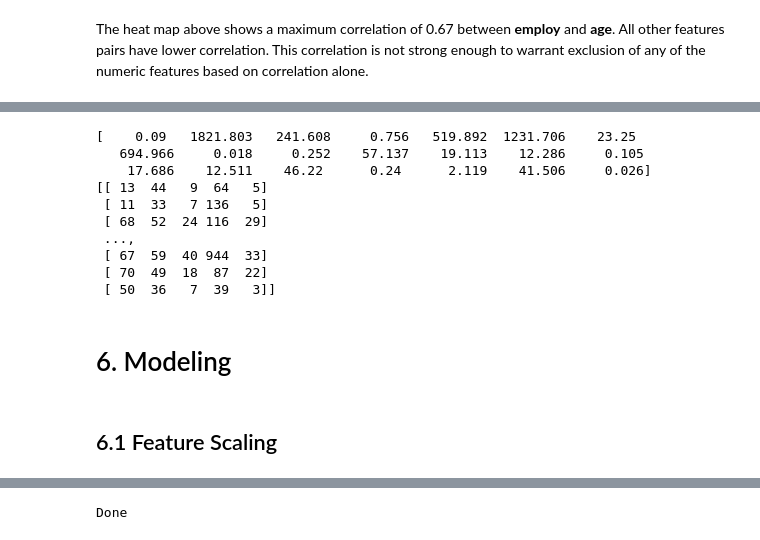
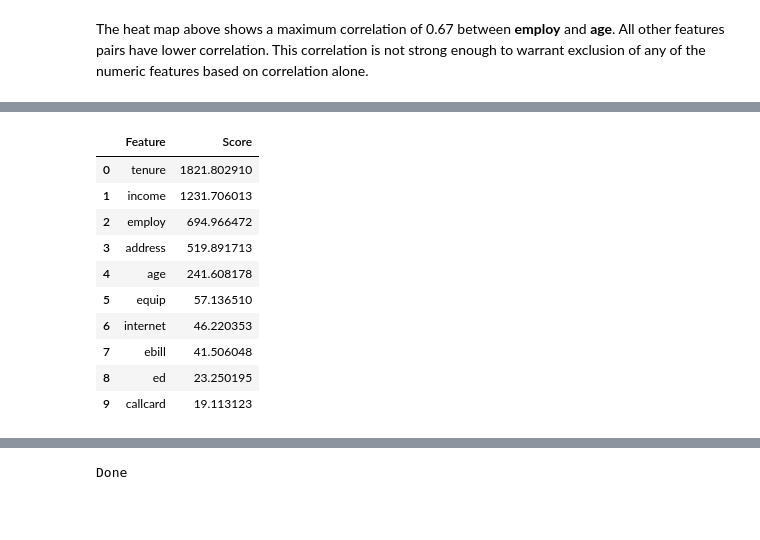
Before and after one commit to walidsi/data-science-bootcamp, a Jupyter notebook: Watson Wireless case.ipynb, the cells around one changed output, grey strips where cells are left out. Saved outputs shown, nothing was run; the diff lists cells and outputs as text; code cells hidden in the pictures; blank space fills up the shorter version.

```diff
--- a/Watson Wireless case.ipynb
+++ b/Watson Wireless case.ipynb
@@ -254,39 +263,38 @@ The heat map above shows a maximum correlation of 0.67 between <b>employ</b> and
 # %%
 # Feature Extraction with Univariate Statistical Tests (Chi-squared for classification)
 pd.set_option('display.expand_frame_repr', False)
 from sklearn.feature_selection import SelectKBest
 from sklearn.feature_selection import chi2
 # load data
 
 features = ['region', 'tenure', 'age', 'marital', 'address', 'income', 'ed', 'employ', 'gender',
             'tollfree', 'equip', 'callcard', 'wireless', 'multline', 'voice', 'pager', 'internet', 'callid', 'confer', 'ebill', 'custcat']
 
 target = 'churn'
 
 X = ww_df[features]
 Y = ww_df[target]
 # feature extraction
 test = SelectKBest(score_func=chi2, k=5)
 fit = test.fit(X, Y)
 # summarize scores
 np.set_printoptions(precision=3, suppress=True)
-print(fit.scores_)
-features = fit.transform(X)
+#features = fit.transform(X) # get the array of observations for top 5 features, NICE!!
+#print(features)
 
-# get the array of observations for top 5 features, NICE!!
-print(features)
+scored_features = pd.DataFrame({'Feature': features, 'Score' : fit.scores_})
+scored_features.sort_values(by = 'Score', ascending=False, inplace=True)
+scored_features = scored_features.reset_index(drop=True)
+scored_features.head(10)
 # %% [output]
-[    0.09   1821.803   241.608     0.756   519.892  1231.706    23.25
-   694.966     0.018     0.252    57.137    19.113    12.286     0.105
-    17.686    12.511    46.22      0.24      2.119    41.506     0.026]
-[[ 13  44   9  64   5]
- [ 11  33   7 136   5]
- [ 68  52  24 116  29]
- ...,
- [ 67  59  40 944  33]
- [ 70  49  18  87  22]
- [ 50  36   7  39   3]]
+|  | Feature | Score |
+| 0 | tenure | 1821.802910 |
+| 1 | income | 1231.706013 |
+| 2 | employ | 694.966472 |
+| 3 | address | 519.891713 |
+| 4 | age | 241.608178 |
+| 5 | equip | 57.136510 |
+| 6 | internet | 46.220353 |
+| 7 | ebill | 41.506048 |
+| 8 | ed | 23.250195 |
+| 9 | callcard | 19.113123 |
-# %% [markdown]
-# 6. Modeling
-# %% [markdown]
-## 6.1 Feature Scaling
```
Also changed, not shown: parts of 25 cells of this notebook.
